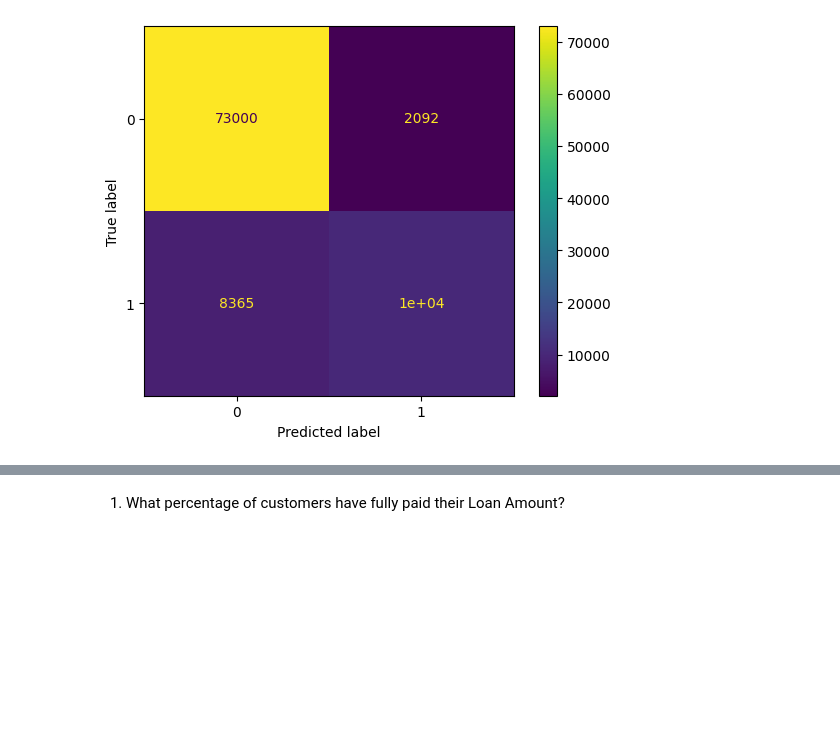
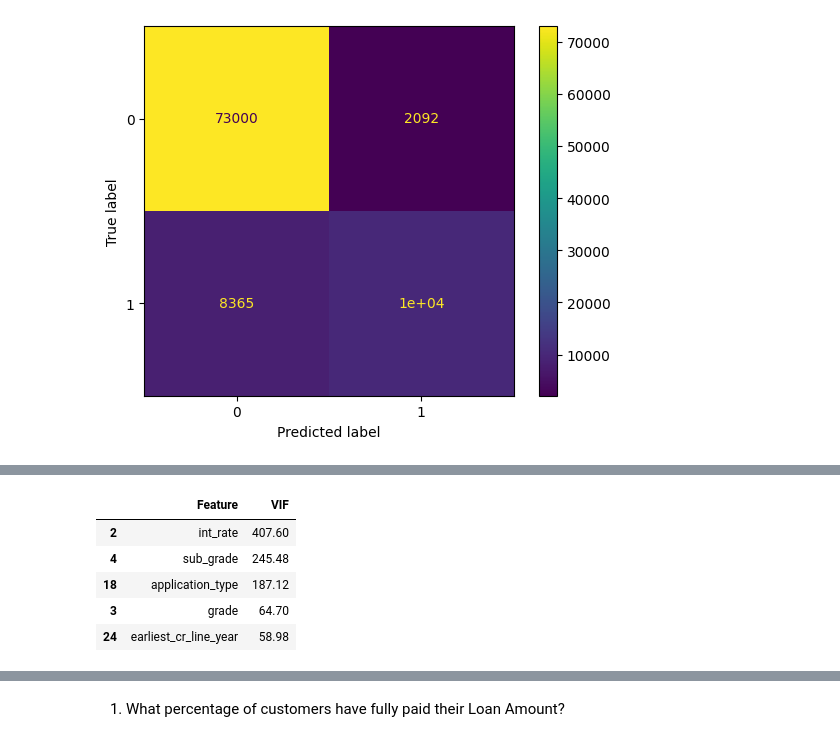
Before and after one commit to Rhy-Shah/ML, a Jupyter notebook: LoanTap/loantap.ipynb, the cells around one changed output, grey strips where cells are left out. Cells and saved outputs as stored; diff of their text form; code cells hidden in the pictures; blank space fills up the shorter version.

```diff
--- a/LoanTap/loantap.ipynb
+++ b/LoanTap/loantap.ipynb
@@ -607,0 +661,18 @@ ConfusionMatrixDisplay(confusion_matrix=cm, display_labels=model.classes_).plot(
+# %%
+def calc_vif(X):
+    # Calculating the VIF
+    vif=pd.DataFrame()
+    vif['Feature']=X.columns
+    vif['VIF']=[variance_inflation_factor(X.values,i) for i in range(X.shape[1])]
+    vif['VIF']=round(vif['VIF'],2)
+    vif=vif.sort_values(by='VIF',ascending=False)
+    return vif
+
+calc_vif(X)[:5]
+# %% [output]
+|  | Feature | VIF |
+| 2 | int_rate | 407.60 |
+| 4 | sub_grade | 245.48 |
+| 18 | application_type | 187.12 |
+| 3 | grade | 64.70 |
+| 24 | earliest_cr_line_year | 58.98 |
```
Also changed, not shown: parts of 15 cells of this notebook.
